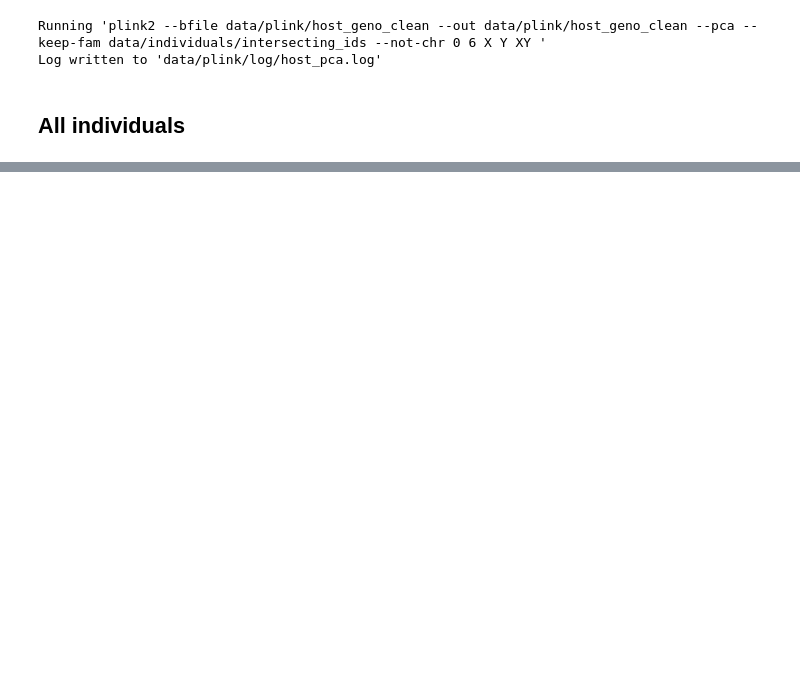
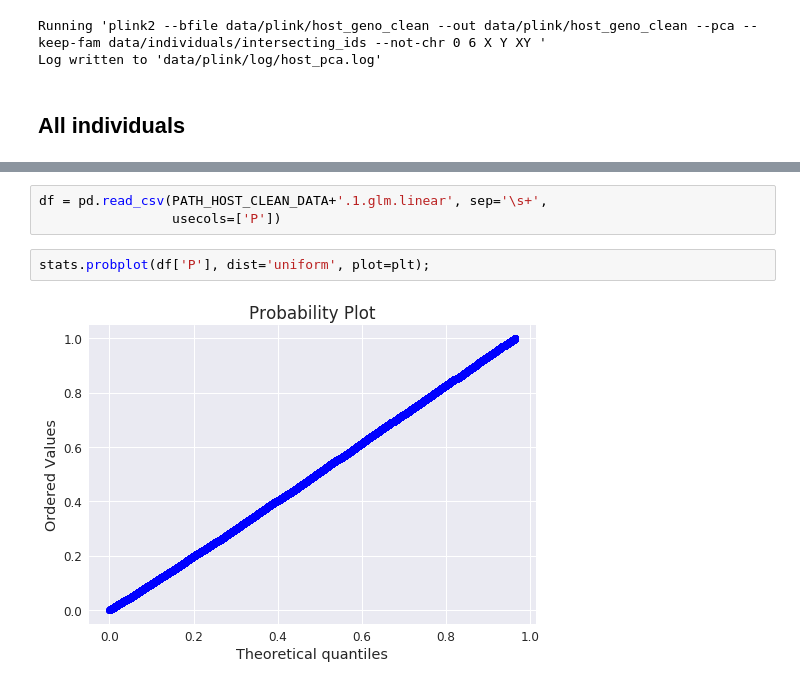
Before and after one commit to matthiaszeller/HBV, a Jupyter notebook: Host genotypes - Analysis.ipynb, the cells around one changed output, grey strips where cells are left out. Drawn from its saved outputs; the diff is of its cells as text; blank space fills up the shorter version.

```diff
--- a/Host genotypes - Analysis.ipynb
+++ b/Host genotypes - Analysis.ipynb
@@ -92,0 +106,7 @@ Warning: Skipping --assoc/--model since less than two phenotypes are present.
+# %%
+df = pd.read_csv(PATH_HOST_CLEAN_DATA+'.1.glm.linear', sep='\s+',
+                 usecols=['P'])
+# %%
+stats.probplot(df['P'], dist='uniform', plot=plt);
+# %% [output]
+[figure, added]
```
Also changed, not shown: parts of 19 cells of this notebook, 3 other files.
